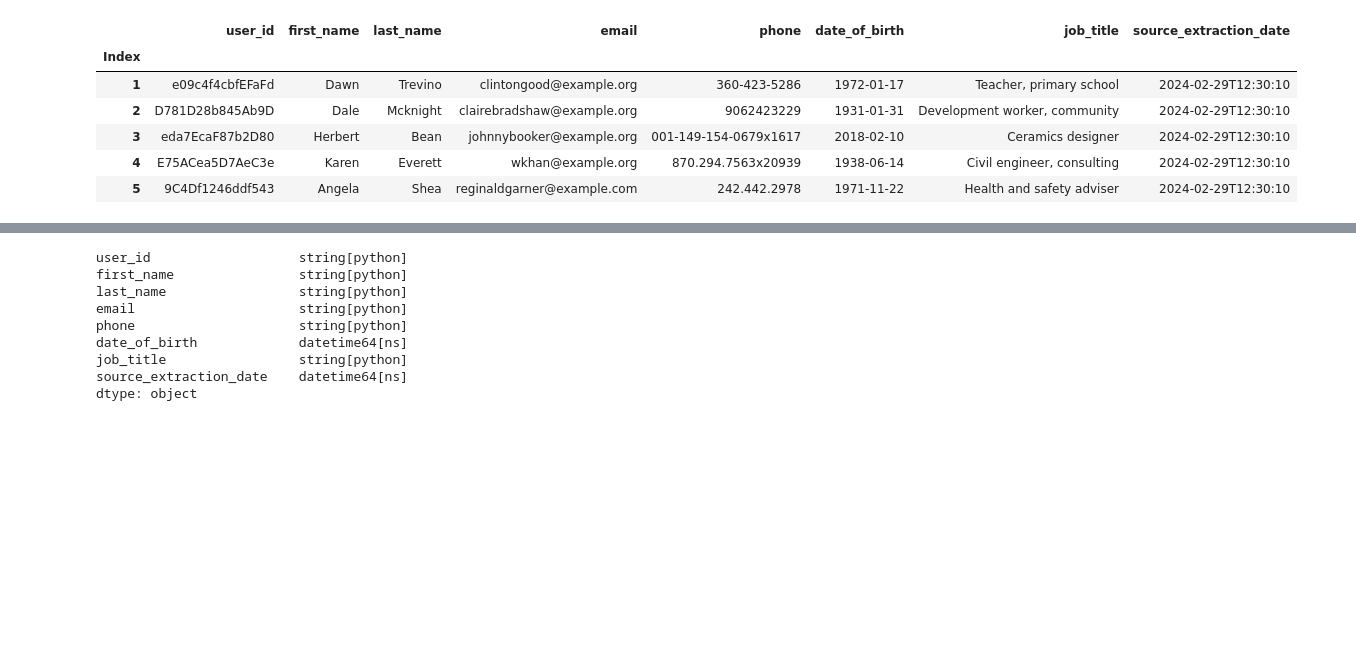
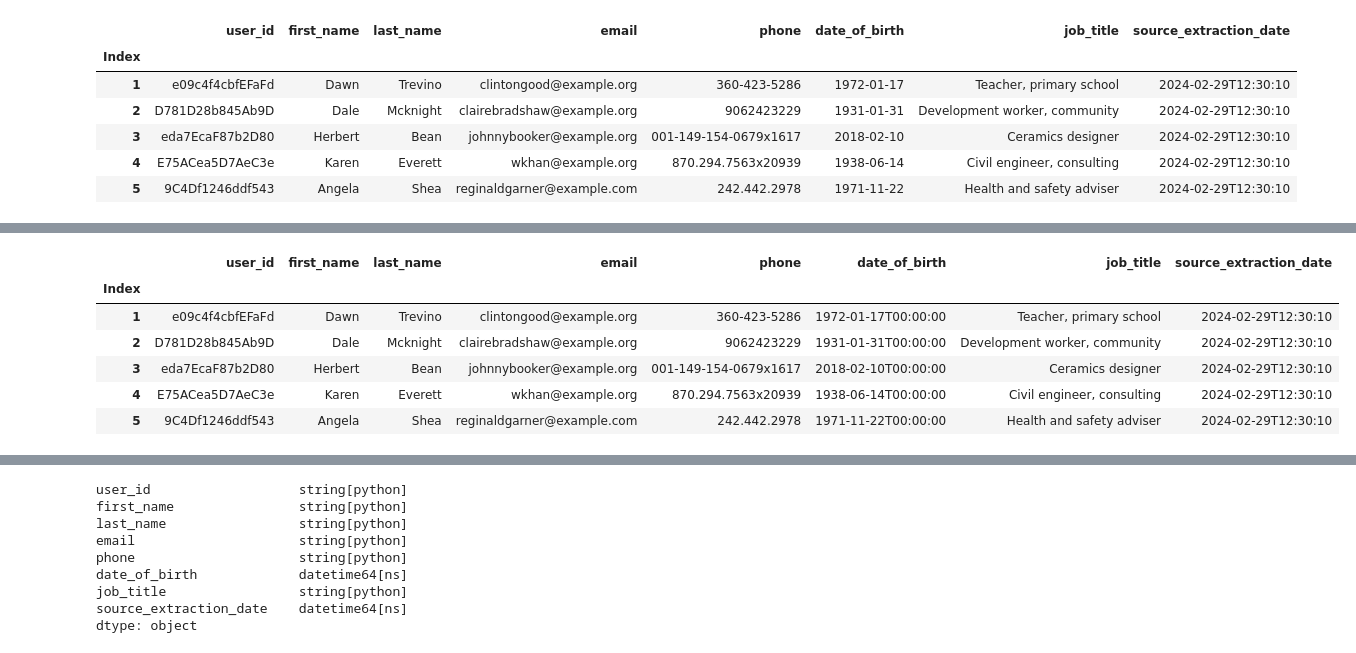
Before and after one commit to jovita-brundziene/airflow-de-intro-project-jbru, a Jupyter notebook: scripts/ELT-dev.ipynb, the cells around one changed output, grey strips where cells are left out. Cells and saved outputs as stored; diff of their text form; code cells hidden in the pictures; blank space fills up the shorter version.

```diff
--- a/scripts/ELT-dev.ipynb
+++ b/scripts/ELT-dev.ipynb
@@ -277,3 +289,13 @@ KeyError: 'Date of birth'
+# %%
+df1.head()
+# %% [output]
+|  | user_id | first_name | last_name | email | phone | date_of_birth | job_title | source_extraction_date |
+| Index |  |  |  |  |  |  |  |  |
+| 1 | e09c4f4cbfEFaFd | Dawn | Trevino | clintongood@example.org | 360-423-5286 | 1972-01-17T00:00:00 | Teacher, primary school | 2024-02-29T12:30:10 |
+| 2 | D781D28b845Ab9D | Dale | Mcknight | clairebradshaw@example.org | 9062423229 | 1931-01-31T00:00:00 | Development worker, community | 2024-02-29T12:30:10 |
+| 3 | eda7EcaF87b2D80 | Herbert | Bean | johnnybooker@example.org | 001-149-154-0679x1617 | 2018-02-10T00:00:00 | Ceramics designer | 2024-02-29T12:30:10 |
+| 4 | E75ACea5D7AeC3e | Karen | Everett | wkhan@example.org | 870.294.7563x20939 | 1938-06-14T00:00:00 | Civil engineer, consulting | 2024-02-29T12:30:10 |
+| 5 | 9C4Df1246ddf543 | Angela | Shea | reginaldgarner@example.com | 242.442.2978 | 1971-11-22T00:00:00 | Health and safety adviser | 2024-02-29T12:30:10 |
 # %%
 
 def enforce_metadata_types(df, metadata_obj):
```
Also changed, not shown: parts of 3 cells of this notebook.
